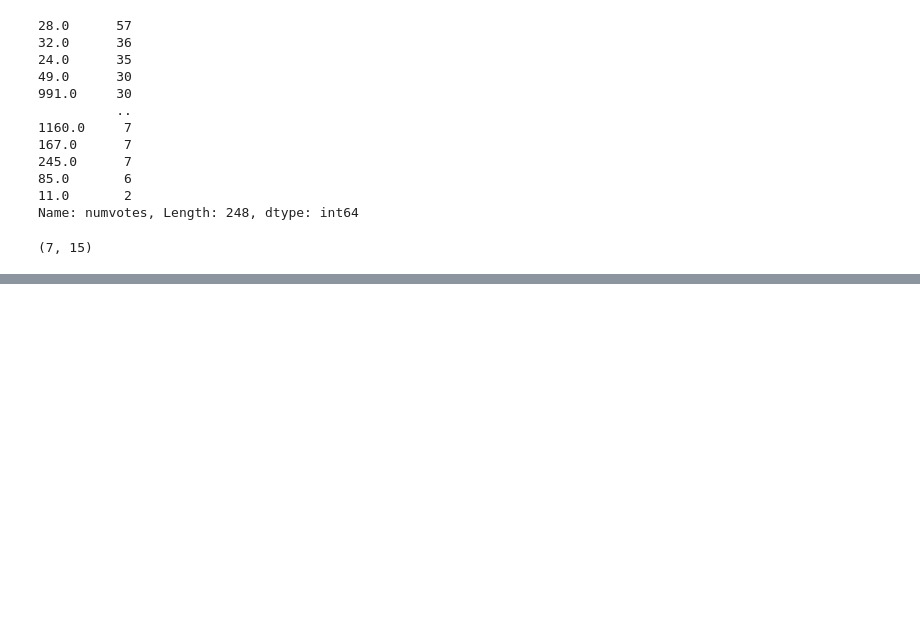
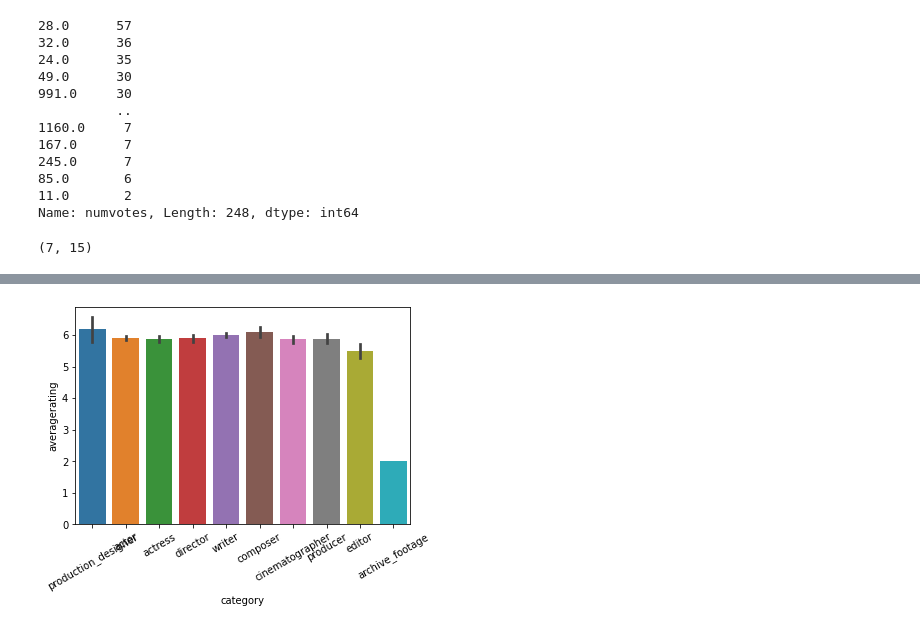
Before and after one commit to 333Kenji/IMDB_KMeans, a Jupyter notebook: Notebooks/KMeans.ipynb, the cells around one changed output, grey strips where cells are left out. Drawn from its saved outputs; the diff is of its cells as text; code cells hidden in the pictures; blank space fills up the shorter version.

```diff
--- a/Notebooks/KMeans.ipynb
+++ b/Notebooks/KMeans.ipynb
@@ -568,0 +716,6 @@ data[data.numvotes == 6].shape
+# %%
+ax = sns.barplot(data=data,x=data.category,y=data.averagerating)
+ax.set_xticklabels(ax.get_xticklabels(),rotation = 30)
+plt.show()
+# %% [output]
+[figure, added]
```
Also changed, not shown: parts of 72 cells of this notebook.
